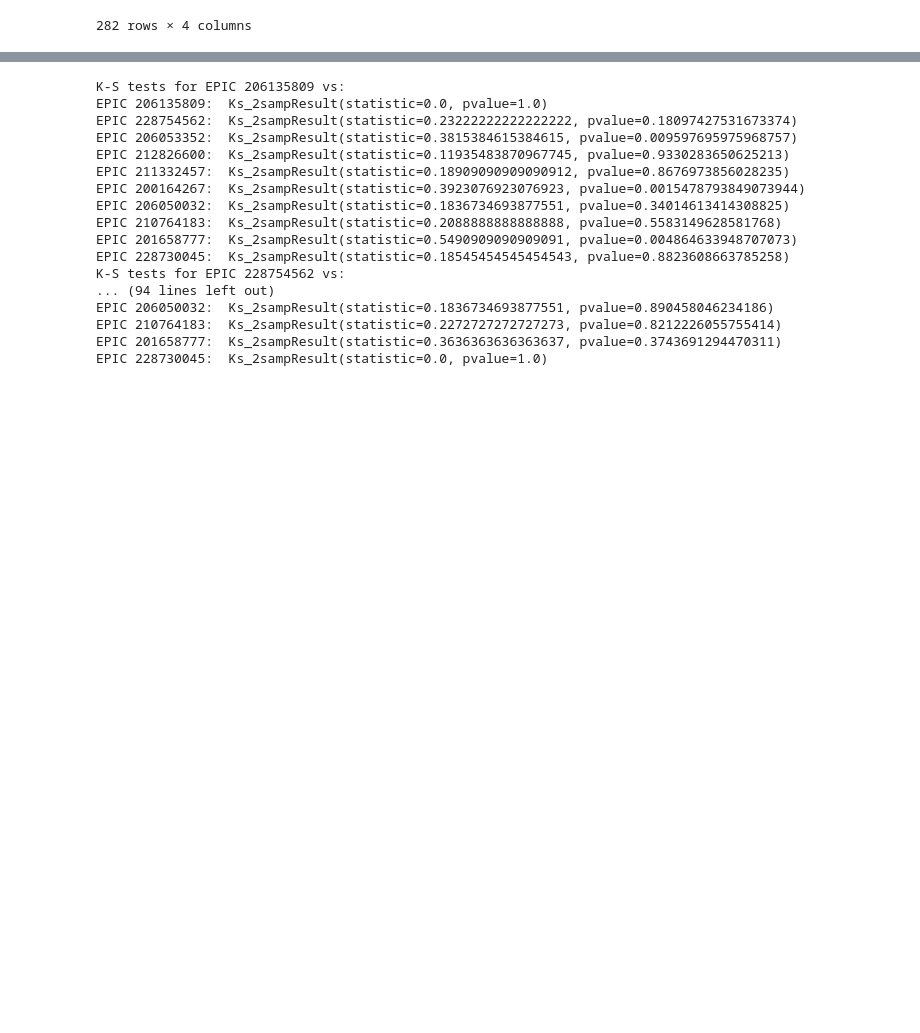
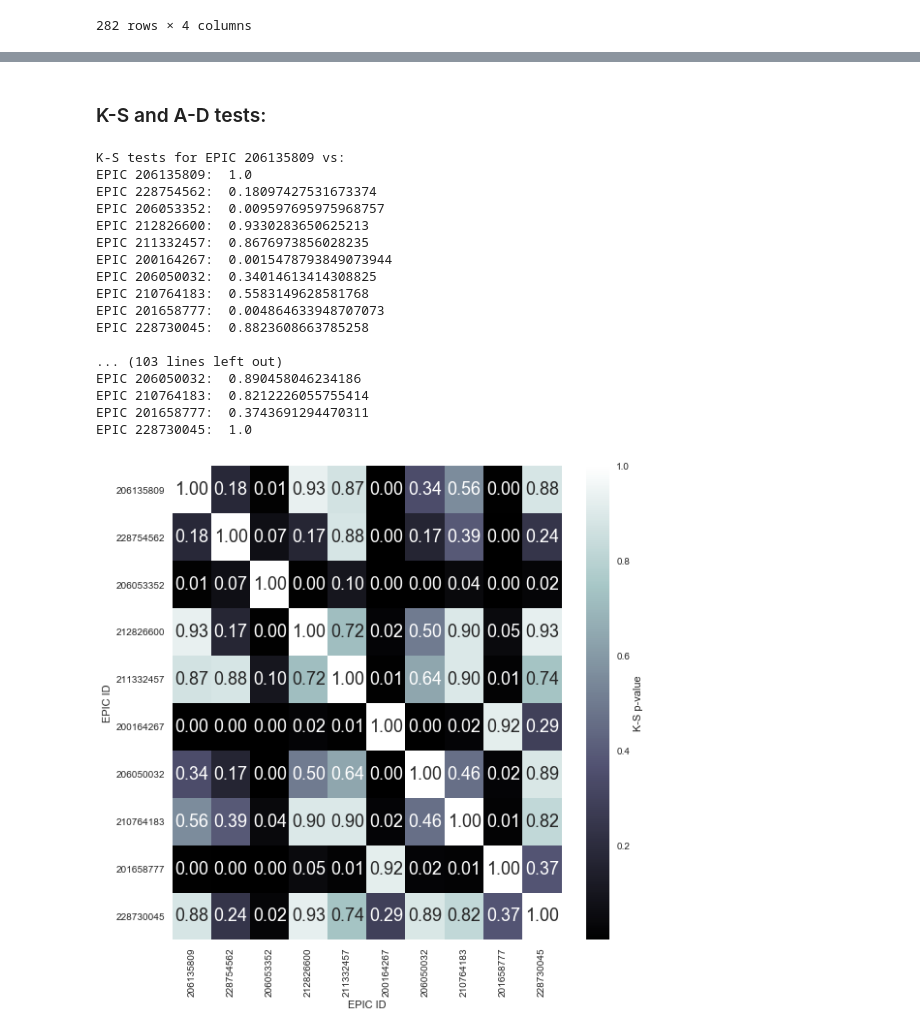
Before and after one commit to RileyWClarke/BiancoGroup, a Jupyter notebook: BiancoSummer2019.ipynb, the cells around one changed output, grey strips where cells are left out. Cells and saved outputs as stored; diff of their text form; code cells hidden in the pictures; blank space fills up the shorter version.

```diff
--- a/BiancoSummer2019.ipynb
+++ b/BiancoSummer2019.ipynb
@@ -357,26 +367,40 @@ plt.savefig('Figures/flar_hists.png')
+# %% [markdown]
+### K-S and A-D tests:
 # %%
+#K-S tests:
+
 for i in range(10):
     print("K-S tests for EPIC {} vs:".format(list(set(data['EPIC']))[i]))
     for e in range(10):
         star1 = np.where(data['EPIC'] == list(set(data['EPIC']))[i])[0]
         star2 = np.where(data['EPIC'] == list(set(data['EPIC']))[e])[0]
 
-        print("EPIC {}".format(list(set(data['EPIC']))[e])+":  "+str(stats.ks_2samp(data['logE'][star1],data['logE'][star2])))
+        print("EPIC {}".format(list(set(data['EPIC']))[e])+":  "+str(stats.ks_2samp(data['logE'][star1],data['logE'][star2])[1]))
+    print(" ")
 # %% [output]
 K-S tests for EPIC 206135809 vs:
-EPIC 206135809:  Ks_2sampResult(statistic=0.0, pvalue=1.0)
-EPIC 228754562:  Ks_2sampResult(statistic=0.23222222222222222, pvalue=0.18097427531673374)
-EPIC 206053352:  Ks_2sampResult(statistic=0.3815384615384615, pvalue=0.009597695975968757)
-EPIC 212826600:  Ks_2sampResult(statistic=0.11935483870967745, pvalue=0.9330283650625213)
-EPIC 211332457:  Ks_2sampResult(statistic=0.18909090909090912, pvalue=0.8676973856028235)
-EPIC 200164267:  Ks_2sampResult(statistic=0.3923076923076923, pvalue=0.0015478793849073944)
-EPIC 206050032:  Ks_2sampResult(statistic=0.1836734693877551, pvalue=0.34014613414308825)
-EPIC 210764183:  Ks_2sampResult(statistic=0.2088888888888888, pvalue=0.5583149628581768)
-EPIC 201658777:  Ks_2sampResult(statistic=0.5490909090909091, pvalue=0.004864633948707073)
-EPIC 228730045:  Ks_2sampResult(statistic=0.18545454545454543, pvalue=0.8823608663785258)
-K-S tests for EPIC 228754562 vs:
-... (94 lines left out)
-EPIC 206050032:  Ks_2sampResult(statistic=0.1836734693877551, pvalue=0.890458046234186)
-EPIC 210764183:  Ks_2sampResult(statistic=0.2272727272727273, pvalue=0.8212226055755414)
-EPIC 201658777:  Ks_2sampResult(statistic=0.3636363636363637, pvalue=0.3743691294470311)
-EPIC 228730045:  Ks_2sampResult(statistic=0.0, pvalue=1.0)
+EPIC 206135809:  1.0
+EPIC 228754562:  0.18097427531673374
+EPIC 206053352:  0.009597695975968757
+EPIC 212826600:  0.9330283650625213
+EPIC 211332457:  0.8676973856028235
+EPIC 200164267:  0.0015478793849073944
+EPIC 206050032:  0.34014613414308825
+EPIC 210764183:  0.5583149628581768
+EPIC 201658777:  0.004864633948707073
+EPIC 228730045:  0.8823608663785258
+
+... (103 lines left out)
+EPIC 206050032:  0.890458046234186
+EPIC 210764183:  0.8212226055755414
+EPIC 201658777:  0.3743691294470311
+EPIC 228730045:  1.0
+# %%
+ks_arr = np.zeros((10,10))
+
+for i in range(10):
+    for e in range(10):
+        star1 = np.where(data['EPIC'] == list(set(data['EPIC']))[i])[0]
+        star2 = np.where(data['EPIC'] == list(set(data['EPIC']))[e])[0]
+        ks_pval = stats.ks_2samp(data['logE'][star1],data['logE'][star2])[1]
+        ks_arr[i][e] = ks_pval
@@ -382,0 +409,14 @@ EPIC 228730045:  Ks_2sampResult(statistic=0.0, pvalue=1.0)
+# %%
+#Heatmap to visualize K-S test results
+
+ax = plt.figure(figsize=(9,9))
+
+ax = sns.heatmap(ks_arr, cmap='bone', cbar_kws=dict(label="K-S p-value"), annot=True, fmt='0.2f',
+            xticklabels=list(set(data['EPIC'])), yticklabels=list(set(data['EPIC'])))
+
+ax.set_xlabel("EPIC ID")
+ax.set_ylabel("EPIC ID")
+
+plt.savefig('Figures/ks_map.png')
+# %% [output]
+[figure, added]
```
Also changed, not shown: parts of 19 cells of this notebook, 6 other files.
